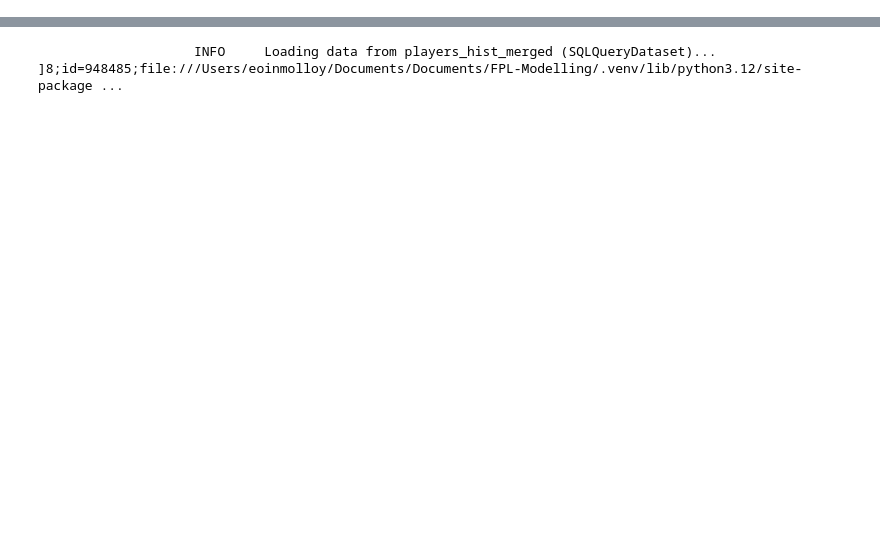
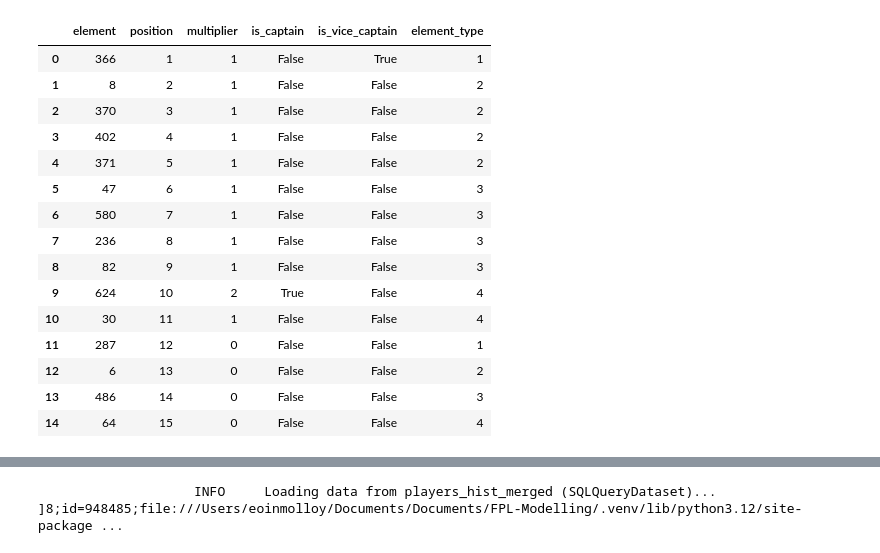
Before and after one commit to emolloy123/FPL-Modelling, a Jupyter notebook: fpl-modelling/notebooks/test.ipynb, the cells around one changed output, grey strips where cells are left out. Drawn from its saved outputs; the diff is of its cells as text; code cells hidden in the pictures; blank space fills up the shorter version.

```diff
--- a/fpl-modelling/notebooks/test.ipynb
+++ b/fpl-modelling/notebooks/test.ipynb
@@ -18,0 +115,3 @@
+# %%
+r_new['gameweek_team']
+# %% [output]
@@ -18,0 +119,16 @@
+|  | element | position | multiplier | is_captain | is_vice_captain | element_type |
+| 0 | 366 | 1 | 1 | False | True | 1 |
+| 1 | 8 | 2 | 1 | False | False | 2 |
+| 2 | 370 | 3 | 1 | False | False | 2 |
+| 3 | 402 | 4 | 1 | False | False | 2 |
+| 4 | 371 | 5 | 1 | False | False | 2 |
+| 5 | 47 | 6 | 1 | False | False | 3 |
+| 6 | 580 | 7 | 1 | False | False | 3 |
+| 7 | 236 | 8 | 1 | False | False | 3 |
+| 8 | 82 | 9 | 1 | False | False | 3 |
+| 9 | 624 | 10 | 2 | True | False | 4 |
+| 10 | 30 | 11 | 1 | False | False | 4 |
+| 11 | 287 | 12 | 0 | False | False | 1 |
+| 12 | 6 | 13 | 0 | False | False | 2 |
+| 13 | 486 | 14 | 0 | False | False | 3 |
+| 14 | 64 | 15 | 0 | False | False | 4 |
```
Also changed, not shown: parts of 14 cells of this notebook, 25 other files.
